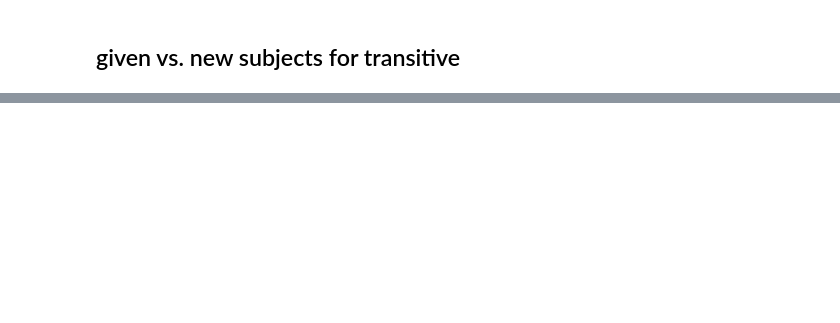
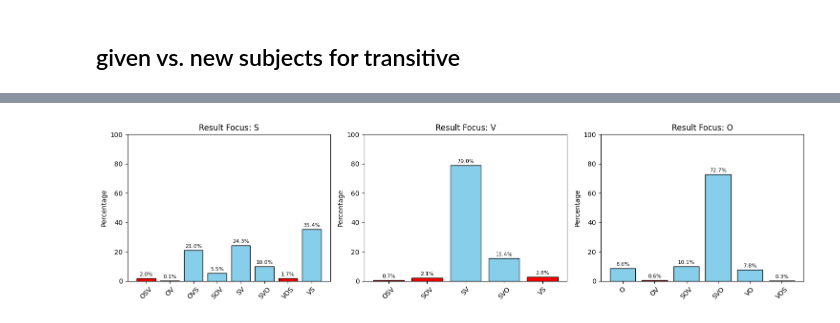
Before and after one commit to carolineberzina/thesis, a Jupyter notebook: stats.ipynb, the cells around one changed output, grey strips where cells are left out. Drawn from its saved outputs; the diff is of its cells as text; code cells hidden in the pictures; blank space fills up the shorter version.

Commit message:
outlier correction, some more graphs

```diff
--- a/stats.ipynb
+++ b/stats.ipynb
@@ -156,0 +165,43 @@ plt.show()
+# %%
+import math
+# Unique result_focus values
+focus_values = merged['result_focus'].dropna().unique()
+n = len(focus_values)
+
+# Grid size
+cols = 3
+rows = math.ceil(n / cols)
+fig, axes = plt.subplots(rows, cols, figsize=(cols * 5, rows * 4))
+axes = axes.flatten()
+
+# Plot per result_focus
+for i, focus in enumerate(focus_values):
+    ax = axes[i]
+    subset = merged[merged['result_focus'] == focus]
+    counts = subset['result_order'].value_counts(normalize=True) * 100
+    counts = counts.sort_index()
+
+    # Color: red if < 5%, else blue
+    colors = ['red' if val < 5 else 'skyblue' for val in counts]
+
+    # Plot bars
+    bars = ax.bar(counts.index, counts.values, color=colors, edgecolor='black')
+
+    # Add percentage labels
+    for bar, pct in zip(bars, counts.values):
+        ax.text(bar.get_x() + bar.get_width()/2, bar.get_height() + 1,
+                f"{pct:.1f}%", ha='center', va='bottom', fontsize=8)
+
+    ax.set_title(f"Result Focus: {focus}")
+    ax.set_ylabel("Percentage")
+    ax.set_ylim(0, 100)
+    ax.tick_params(axis='x', labelrotation=45)
+
+# Remove unused subplots
+for j in range(i + 1, len(axes)):
+    fig.delaxes(axes[j])
+
+plt.tight_layout()
+plt.show()
+# %% [output]
+[figure, added]
```
Also changed, not shown: parts of 15 cells of this notebook, 50 other files.
